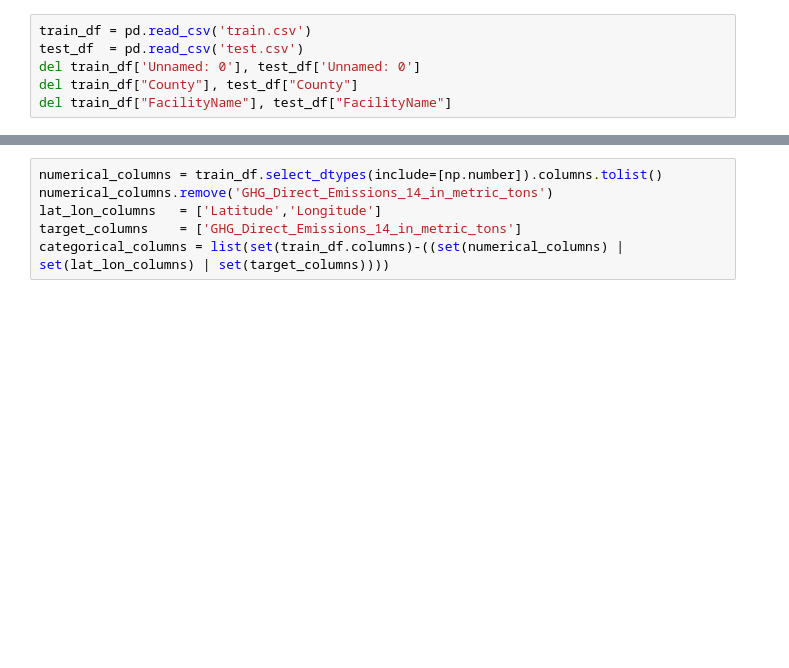
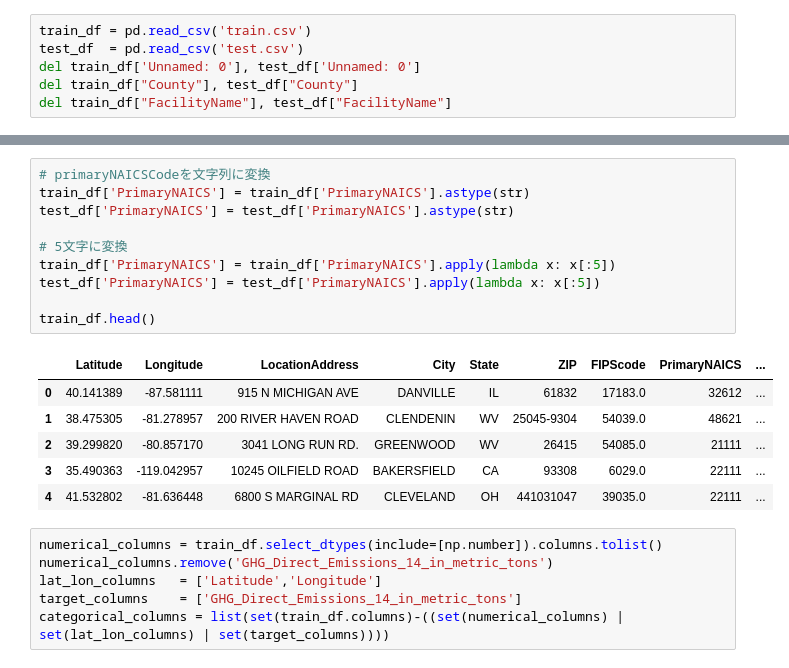
Before and after one commit to Amano-take/smbc, a Jupyter notebook: mysubmission2.ipynb, the cells around one changed output, grey strips where cells are left out. Cells and saved outputs as stored; diff of their text form; blank space fills up the shorter version.

```diff
--- a/mysubmission2.ipynb
+++ b/mysubmission2.ipynb
@@ -144,3 +146,20 @@ train_df.sample(5)
+# %%
+# primaryNAICSCodeを文字列に変換
+train_df['PrimaryNAICS'] = train_df['PrimaryNAICS'].astype(str)
+test_df['PrimaryNAICS'] = test_df['PrimaryNAICS'].astype(str)
+
+# 5文字に変換
+train_df['PrimaryNAICS'] = train_df['PrimaryNAICS'].apply(lambda x: x[:5])
+test_df['PrimaryNAICS'] = test_df['PrimaryNAICS'].apply(lambda x: x[:5])
+
+train_df.head()
+# %% [output]
+|  | Latitude | Longitude | LocationAddress | City | State | ZIP | FIPScode | PrimaryNAICS | ... |
+| 0 | 40.141389 | -87.581111 | 915 N MICHIGAN AVE | DANVILLE | IL | 61832 | 17183.0 | 32612 | ... |
+| 1 | 38.475305 | -81.278957 | 200 RIVER HAVEN ROAD | CLENDENIN | WV | 25045-9304 | 54039.0 | 48621 | ... |
+| 2 | 39.299820 | -80.857170 | 3041 LONG RUN RD. | GREENWOOD | WV | 26415 | 54085.0 | 21111 | ... |
+| 3 | 35.490363 | -119.042957 | 10245 OILFIELD ROAD | BAKERSFIELD | CA | 93308 | 6029.0 | 22111 | ... |
+| 4 | 41.532802 | -81.636448 | 6800 S MARGINAL RD | CLEVELAND | OH | 441031047 | 39035.0 | 22111 | ... |
 # %%
 numerical_columns = train_df.select_dtypes(include=[np.number]).columns.tolist()
 numerical_columns.remove('GHG_Direct_Emissions_14_in_metric_tons')
```
Also changed, not shown: parts of 14 cells of this notebook, 12 other files.
